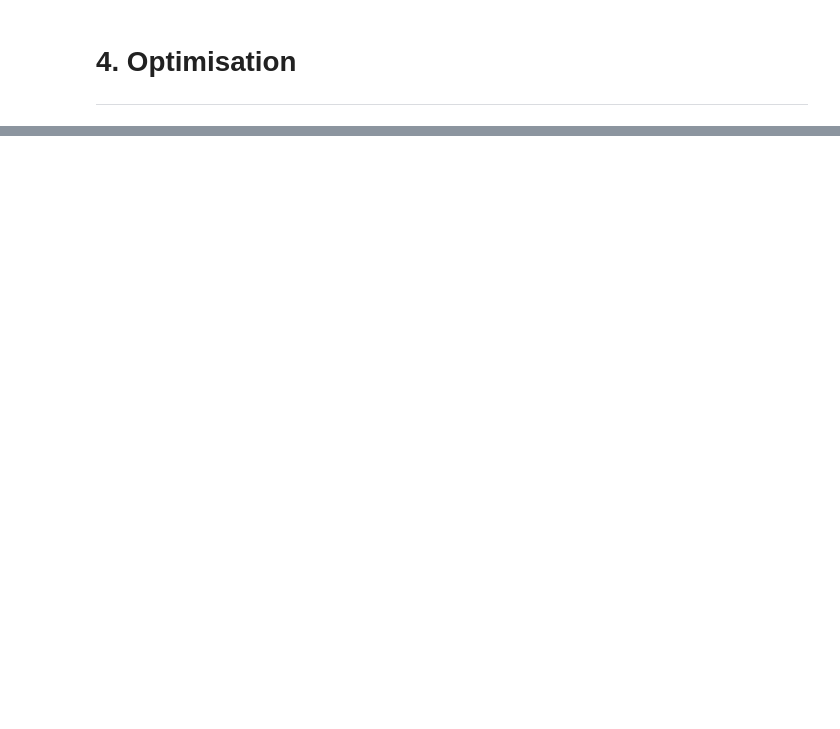
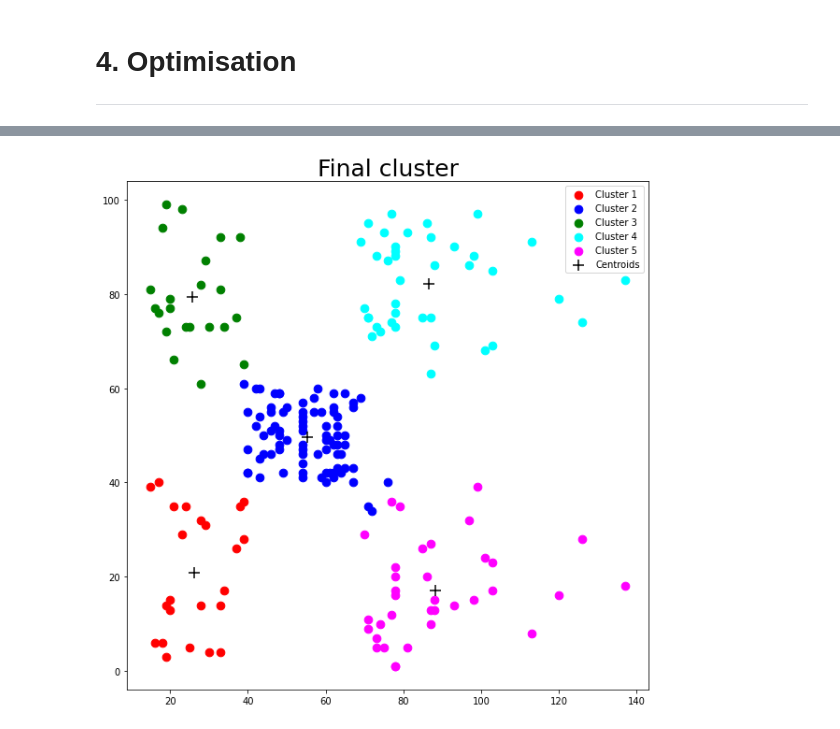
Before and after one commit to jiku100/2020-2-machine-running-proejct, a Jupyter notebook: assignment7/신석경_assignment_07.ipynb, the cells around one changed output, grey strips where cells are left out. Cells and saved outputs as stored; diff of their text form; code cells hidden in the pictures; blank space fills up the shorter version.

```diff
--- a/assignment7/신석경_assignment_07.ipynb
+++ b/assignment7/신석경_assignment_07.ipynb
@@ -232,0 +191,4 @@ for z in C:
+# %%
+plot_cluster("Final cluster", C, M)
+# %% [output]
+[figure, added]
```
Also changed, not shown: parts of 10 cells of this notebook.
